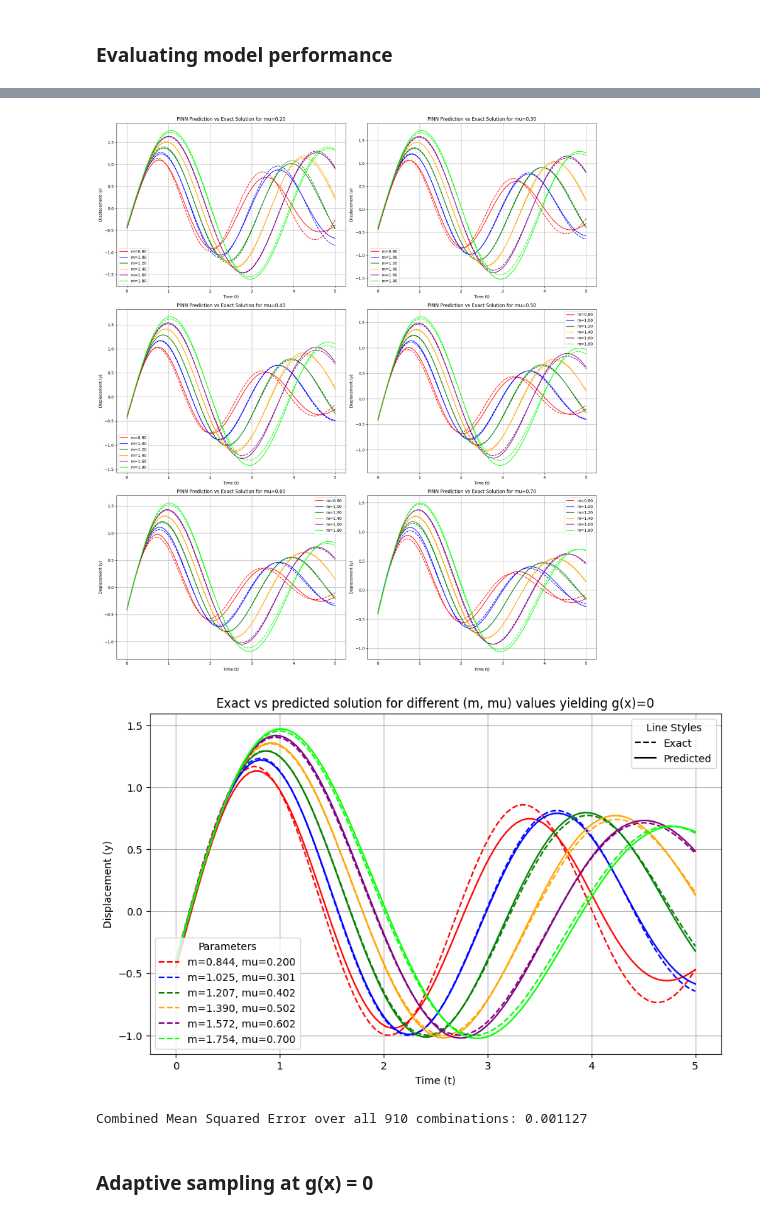
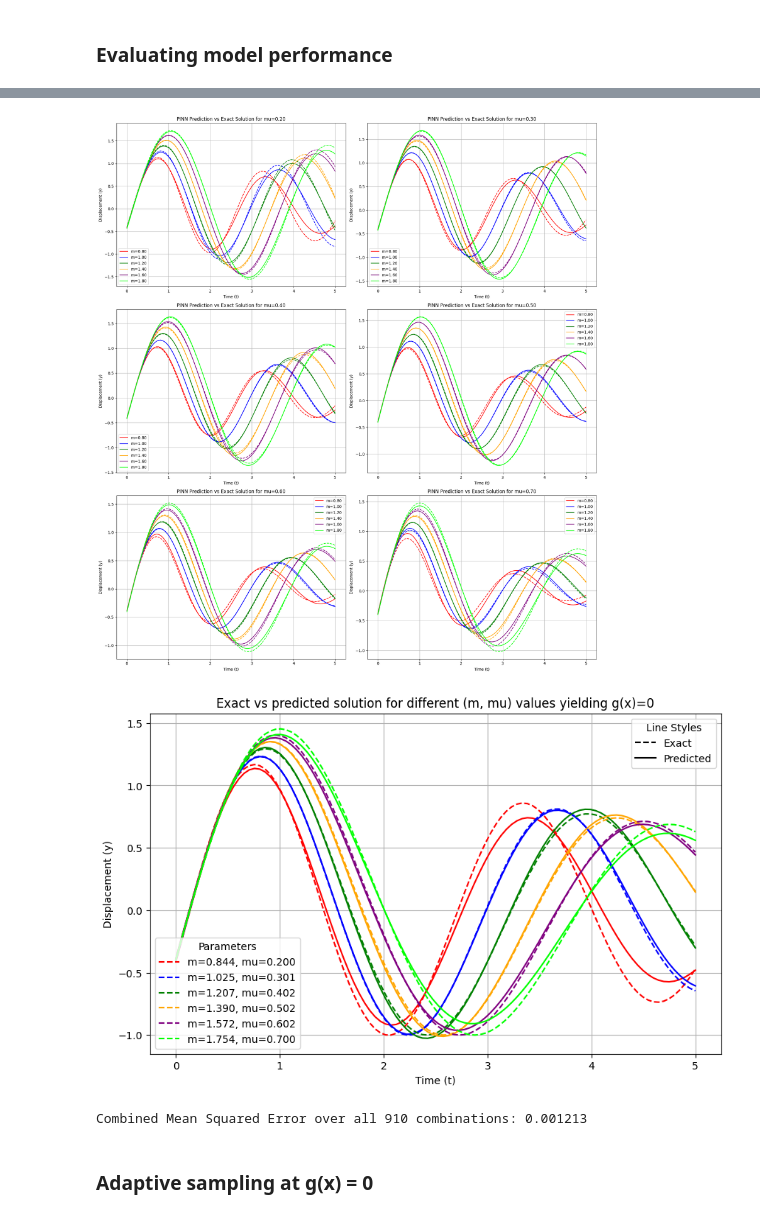
Before and after one commit to jolu2111/Master_thesis, a Jupyter notebook: Code/05_Normalization.ipynb, the cells around one changed output, grey strips where cells are left out. Cells and saved outputs as stored; diff of their text form; code cells hidden in the pictures.

```diff
--- a/Code/05_Normalization.ipynb
+++ b/Code/05_Normalization.ipynb
@@ -65,8 +62,8 @@ Model's state dictionary saved to Trained models/all_5000_norm_4001_vanilla.pth
 # %%
-PINN_model = PINN_vanilla_oscillator()
+PINN_model = P2INN_oscillator(10,4,10,3,20,6)
 # Load the saved state dictionary with weights_only=True
 PINN_model.load_state_dict(torch.load("Trained models/" \
-"all_5000_norm_4001_vanilla.pth"
+"all_5000_norm_4001_P2INN_10_4_10_3_20_6.pth"
 , weights_only=True))
 PINN_model.eval()
 # %% [output]
@@ -164,5 +132,9 @@ Layer 4 pre-act:  min -1.46, max -1.46
 # %% [markdown]
 ### Evaluating model performance
+# %%
+N=100
+t_coll = torch.linspace(0, 5, N).view(-1, 1) / specs['t']['range']
+t_test = np.linspace(0, 5, N)
 # %%
 print(params.keys())
 print(params['norm_info'])
@@ -172,24 +143,0 @@ dict_keys(['t_coll', 'norm_info', 'm', 'mu', 'k', 'y0', 'v0', 't0'])
-# %%
-t_test = torch.linspace(0, 5, 100).view(-1, 1)
-t_coll = t_test / specs['t']['range']
-
-y0_values = np.linspace(y0_mean - 5 * y0_std, y0_mean + 5 * y0_std, 5)
-
-plt.figure(figsize=(12, 8))
-colors = ['blue', 'orange', 'green', 'red', 'purple', 'brown']
-
-for y0, color in zip(y0_values, colors):
-    test_values = [m_mean, mu_mean, k_mean, y0, v0_mean]
-    test_params = make_input_params(t_coll, test_values, params['norm_info'])
-    y_pred = PINN_model(t_coll, *test_params)
-    y_sol = damped_harmonic_oscillator(t_test.detach().numpy(), *test_values)
-
-    plt.plot(t_test.detach().numpy(), y_pred.detach().numpy(), label=f'PINN prediction (y0={y0:.2f})', color=color)
-    plt.plot(t_test.detach().numpy(), y_sol, linestyle='--', label=f'Exact solution (y0={y0:.2f})', color=color)
-
-plt.legend()
-plt.title('PINN Predictions and Exact Solutions for Different y0 Values')
-plt.xlabel('t')
-plt.ylabel('y')
-plt.grid()
-plt.show()
@@ -286,5 +226,9 @@ Combined Mean Squared Error over all combinations: 2.992393
 # %%
 colors = ['red', 'blue', 'green', 'orange', 'purple', 'lime', 'brown', 'pink', 'gray', 'cyan']
+m_values = np.linspace(m_mean - 2 * m_std, m_mean + 8 * m_std, 6)
+mu_values = np.linspace(mu_mean - 8 * mu_std, mu_mean + 2 * mu_std, 6)
+v0_values = np.linspace(v0_mean - 5 * v0_std, v0_mean + 5 * v0_std, 6)
+
 fig, axes = plt.subplots(3, 2, figsize=(18, 20))
 axes = axes.flatten()
 
@@ -297,11 +241,11 @@ for ax, mu in zip(axes,mu_values):
         # Get the PINN prediction
         y_pred = PINN_model(t_coll, *test_params)
         # Compute the exact solution using the provided function (convert t_test to numpy)
-        y_exact = damped_harmonic_oscillator(t_test.detach().numpy(),
+        y_exact = damped_harmonic_oscillator(t_test,
                                              *test_values)
 
-        ax.plot(t_test.detach().numpy(), y_pred.detach().numpy(), color=colors[idx], label=f'm={m:.2f}')
-        ax.plot(t_test.detach().numpy(), y_exact, color=colors[idx], linestyle='--')
+        ax.plot(t_test, y_pred.detach().numpy(), color=colors[idx], label=f'm={m:.2f}')
+        ax.plot(t_test, y_exact, color=colors[idx], linestyle='--')
 
     ax.set_title(f'PINN Prediction vs Exact Solution for mu={mu:.2f}')
     ax.set_xlabel('Time (t)')
@@ -312,7 +256,7 @@ for ax, mu in zip(axes,mu_values):
 plt.tight_layout()
 plt.show()
 # %% [output]
-[figure, old version]
+[figure, new version]
 # %%
 # g(x) = 0.0 for exact solution
 
@@ -340,7 +284,6 @@ def find_mu_g_equal_0(t,m,k, y0, v0, mu_bracket=(0.0, 2.0)):
 # Find mu values for each m
 m_values = np.linspace(m_mean - 2 * m_std, m_mean + 8 * m_std, 1000)
 mu_values = []
-t_test = np.linspace(0, 5, 100)
 
 for m in m_values:
     mu_values.append(find_mu_g_equal_0(t_test, m, k_mean, y0_mean, v0_mean))
@@ -371,35 +314,35 @@ for i in selected_indices:
 plt.xlabel('Time (t)')
 plt.ylabel('Displacement (y)')
 plt.title('Exact vs predicted solution for different (m, mu) values yielding g(x)=0')
 plt.legend(loc='lower left')
 plt.grid(True)
 
 # Create dummy lines for the style legend
 from matplotlib.lines import Line2D
 line_exact = Line2D([0], [0], color='black', lw=1.5, linestyle='--')
 line_pred = Line2D([0], [0], color='black', lw=1.5, linestyle='-')
 # First legend for the (m, mu) labels
 legend1 = plt.legend(loc='lower left', title='Parameters')
 plt.gca().add_artist(legend1)
 # Second legend for the line styles (exact vs predicted)
 plt.legend([line_exact, line_pred], ['Exact', 'Predicted'], loc='upper right', title='Line Styles')
 
 plt.show()
 
 errors = []
 for m,mu in filtered:
     y_exact = damped_harmonic_oscillator(t_test, m=m, mu=mu, k=k_mean, y0=y0_mean, v0=v0_mean)
 
     pred_params = make_input_params(t_coll, [m, mu, k_mean, y0_mean, v0_mean], params['norm_info'])
     y_pred = PINN_model(t_coll, *pred_params)
 
     mse = np.mean((y_pred.detach().numpy().flatten() - y_exact) ** 2)
     errors.append(mse)
 combined_mse = np.mean(errors)
 print(f"\nCombined Mean Squared Error over all {len(errors)} combinations: {combined_mse:.6f}")
 # %% [output]
-[figure, old version]
+[figure, new version]
-Combined Mean Squared Error over all 910 combinations: 0.001127
+Combined Mean Squared Error over all 910 combinations: 0.001213
 # %% [markdown]
 ### Adaptive sampling at g(x) = 0
 # %% [markdown]
```
Also changed, not shown: parts of 26 cells of this notebook, 8 other files.
